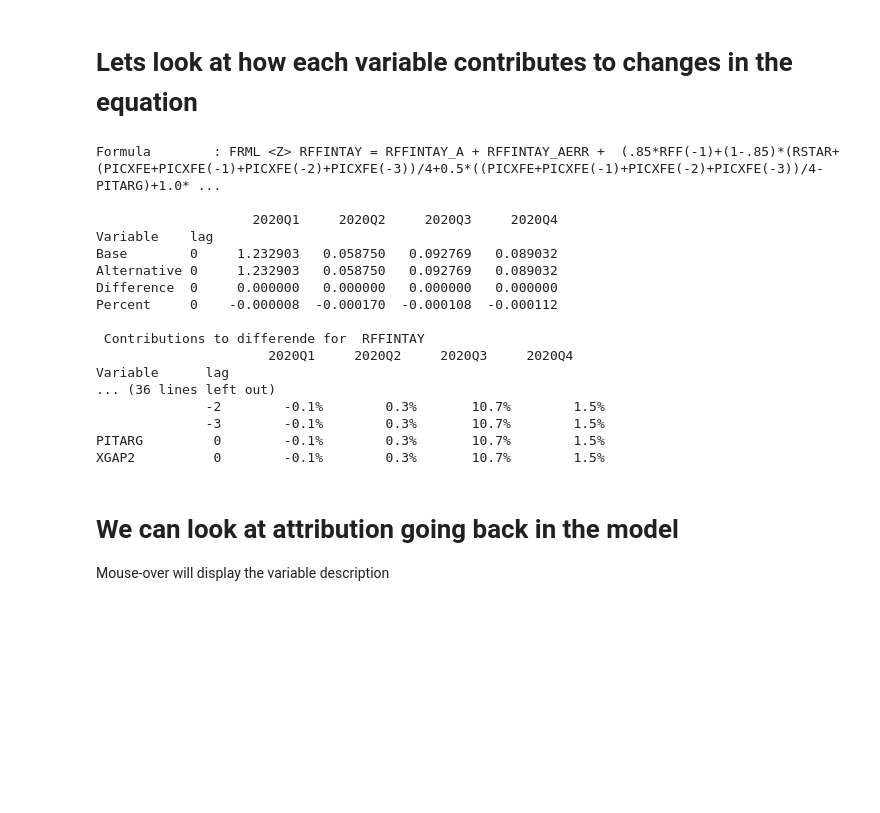
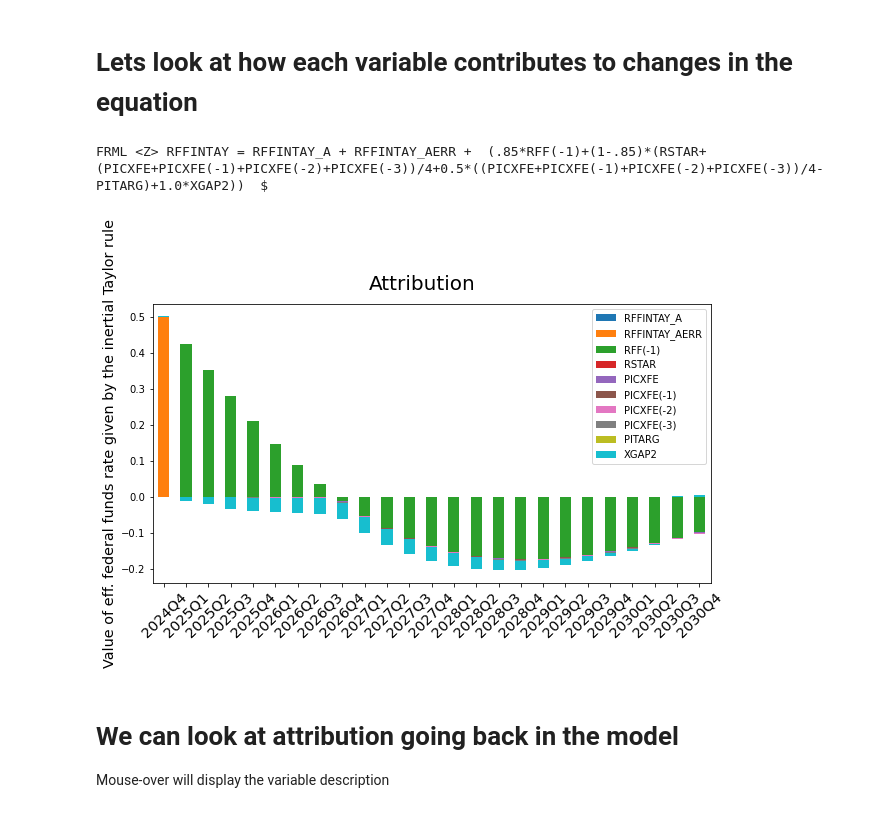
Before and after one commit to IbHansen/FrbUS, a Jupyter notebook: FRBUS - example - VAR.ipynb, the cells around one changed output. Cells and saved outputs as stored; diff of their text form; code cells hidden in the pictures; blank space fills up the shorter version.

```diff
--- a/FRBUS - example - VAR.ipynb
+++ b/FRBUS - example - VAR.ipynb
@@ -79,31 +60,18 @@ Below is a graph of the variables up- and downstream of the federal funds rate (
 # %%
-with mfrbus.set_smpl('2020q1','2020q4'):
-    mfrbus.RFF.draw(up=2,down=1,HR=0,png=0,svg=1,last=1,des=1)
+with mfrbus.set_smpl('2024q4','2027q4'):
+    mfrbus.RFF.tracepre(up=2,HR=0,svg=1)
 # %% [output]
 [drawing not drawn]
 # %% [markdown]
 # Lets look at how each variable contributes to changes in the equation
-# %%
-with mfrbus.set_smpl('2020q1','2020q4'):
-    mfrbus.rffintay.dekomp();
-# %% [output]
-Formula        : FRML <Z> RFFINTAY = RFFINTAY_A + RFFINTAY_AERR +  (.85*RFF(-1)+(1-.85)*(RSTAR+(PICXFE+PICXFE(-1)+PICXFE(-2)+PICXFE(-3))/4+0.5*((PICXFE+PICXFE(-1)+PICXFE(-2)+PICXFE(-3))/4-PITARG)+1.0* ...
-
-                    2020Q1     2020Q2     2020Q3     2020Q4
-Variable    lag
-Base        0     1.232903   0.058750   0.092769   0.089032
-Alternative 0     1.232903   0.058750   0.092769   0.089032
-Difference  0     0.000000   0.000000   0.000000   0.000000
-Percent     0    -0.000008  -0.000170  -0.000108  -0.000112
-
- Contributions to differende for  RFFINTAY
-                      2020Q1     2020Q2     2020Q3     2020Q4
-Variable      lag
-... (36 lines left out)
-              -2        -0.1%        0.3%       10.7%        1.5%
-              -3        -0.1%        0.3%       10.7%        1.5%
-PITARG         0        -0.1%        0.3%       10.7%        1.5%
-XGAP2          0        -0.1%        0.3%       10.7%        1.5%
+# %%
+lookat = 'RFFINTAY'
+with mfrbus.set_smpl('2024q4','2030q4'):
+    print(mfrbus.allvar[lookat]['frml'])
+    mfrbus.dekomp_plot(lookat,pct=0)
+# %% [output]
+FRML <Z> RFFINTAY = RFFINTAY_A + RFFINTAY_AERR +  (.85*RFF(-1)+(1-.85)*(RSTAR+(PICXFE+PICXFE(-1)+PICXFE(-2)+PICXFE(-3))/4+0.5*((PICXFE+PICXFE(-1)+PICXFE(-2)+PICXFE(-3))/4-PITARG)+1.0*XGAP2))  $
+[figure, added]
 # %% [markdown]
 # We can look at attribution going back in the model
 Mouse-over will display the variable description
```
Also changed, not shown: parts of 16 cells of this notebook, 2 other files.
